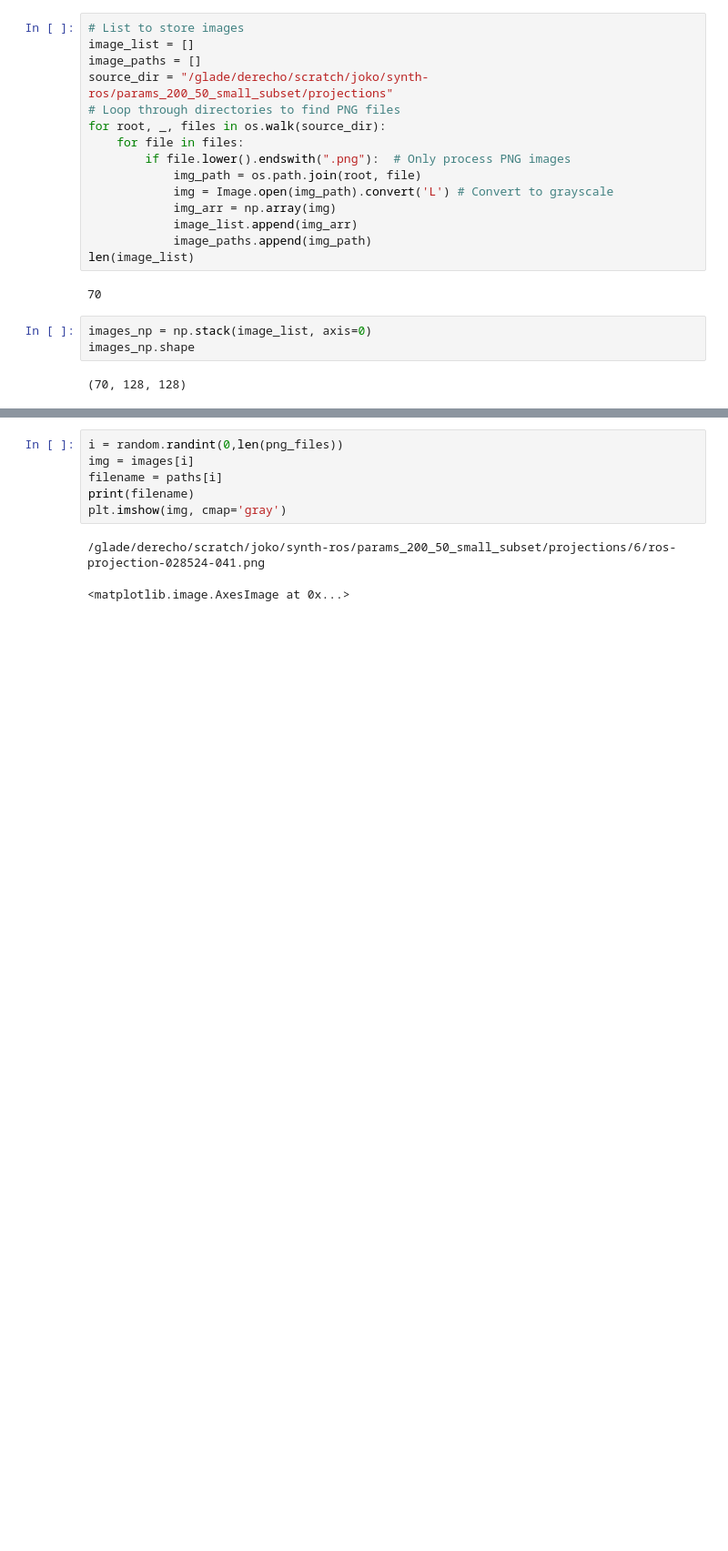
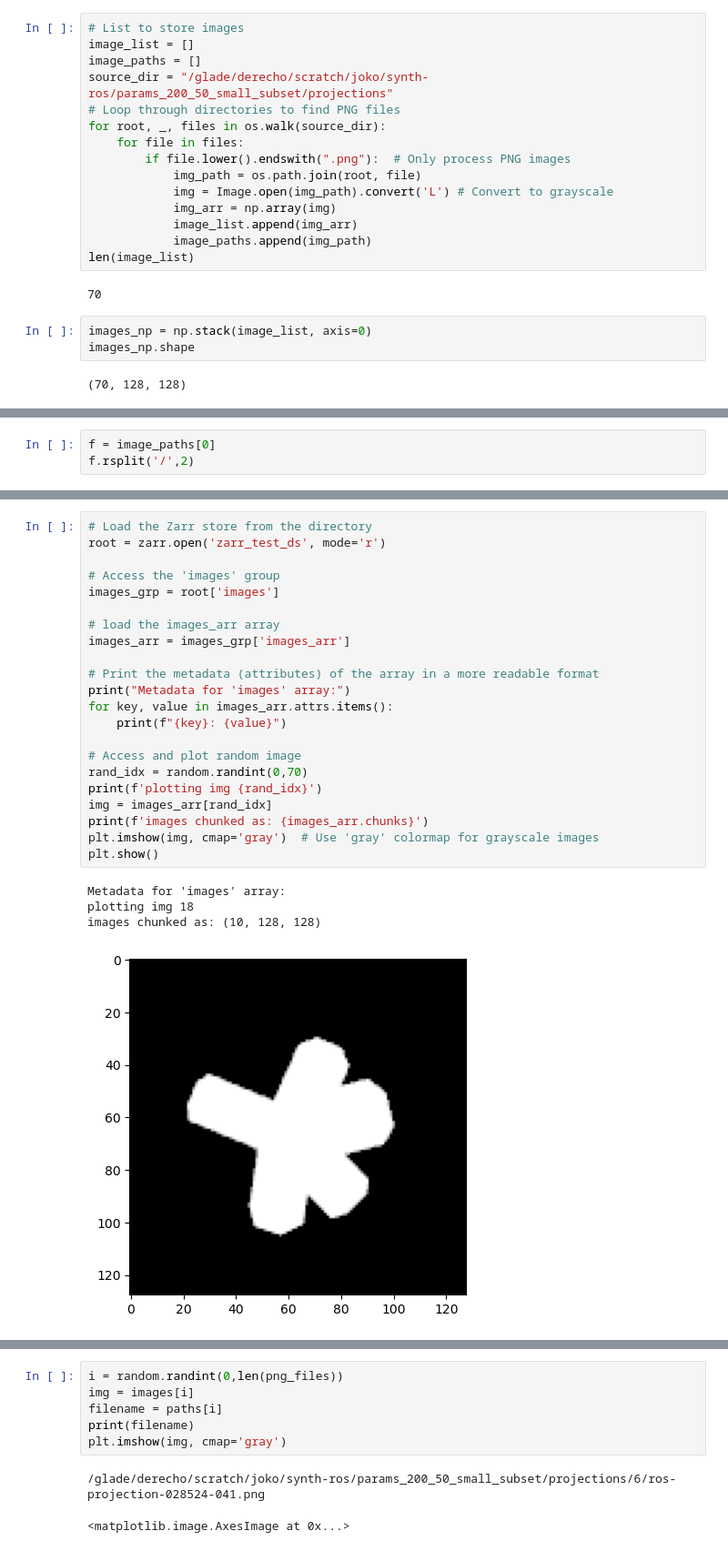
Before and after one commit to josephko91/ice3d, a Jupyter notebook: notebooks/23-png-to-zarr.ipynb, the cells around one changed output, grey strips where cells are left out. Shown: that part at 91% size. Drawn from its saved outputs; the diff is of its cells as text; blank space fills up the shorter version.

```diff
--- a/notebooks/23-png-to-zarr.ipynb
+++ b/notebooks/23-png-to-zarr.ipynb
@@ -69,0 +73,3 @@ plt.imshow(img, cmap='gray')
+# %%
+f = image_paths[0]
+f.rsplit('/',2)
@@ -69,0 +152,27 @@ plt.imshow(img, cmap='gray')
+# %%
+# Load the Zarr store from the directory
+root = zarr.open('zarr_test_ds', mode='r')
+
+# Access the 'images' group
+images_grp = root['images']
+
+# load the images_arr array
+images_arr = images_grp['images_arr']
+
+# Print the metadata (attributes) of the array in a more readable format
+print("Metadata for 'images' array:")
+for key, value in images_arr.attrs.items():
+    print(f"{key}: {value}")
+
+# Access and plot random image
+rand_idx = random.randint(0,70)
+print(f'plotting img {rand_idx}')
+img = images_arr[rand_idx]
+print(f'images chunked as: {images_arr.chunks}')
+plt.imshow(img, cmap='gray')  # Use 'gray' colormap for grayscale images
+plt.show()
+# %% [output]
+Metadata for 'images' array:
+plotting img 18
+images chunked as: (10, 128, 128)
+[figure, added]
```
Also changed, not shown: parts of 25 cells of this notebook, 28 other files.
